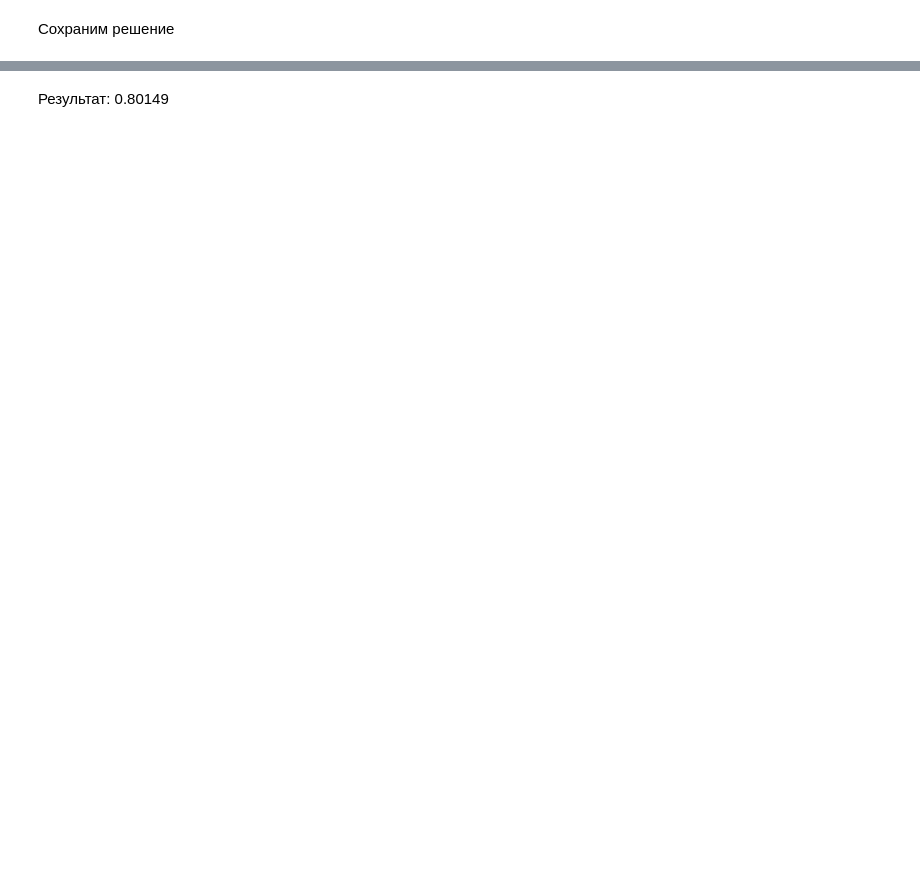
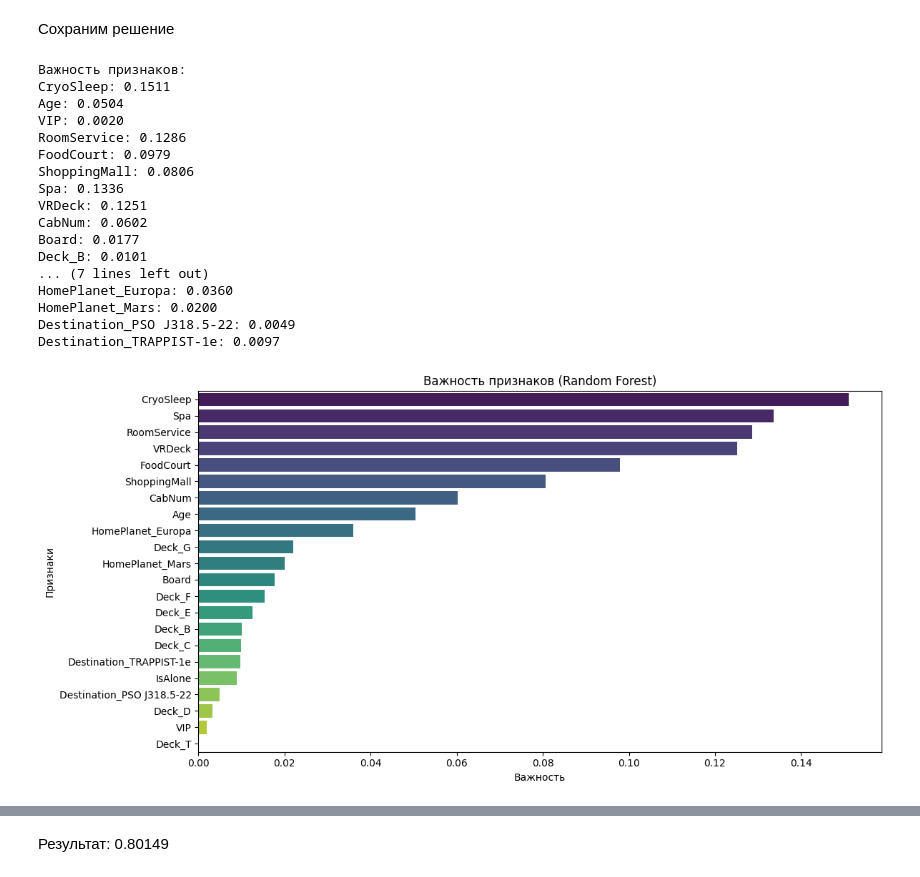
Before and after one commit to zvictor12/ML, a Jupyter notebook: spaceship-titanic-sol.ipynb, the cells around one changed output, grey strips where cells are left out. Drawn from its saved outputs; the diff is of its cells as text; code cells hidden in the pictures; blank space fills up the shorter version.

```diff
--- a/spaceship-titanic-sol.ipynb
+++ b/spaceship-titanic-sol.ipynb
@@ -540,6 +587,51 @@ if difference > 0.1:
 # %%
 best_rf = grid_search.best_estimator_
 y_test = best_rf.predict(x_test)
+# %%
+# Получение важности признаков
+feature_importance = best_rf.feature_importances_
+feature_names = x_train.columns.tolist()
+
+# Создание DataFrame для удобства визуализации
+importance_df = pd.DataFrame({
+    'Feature': feature_names,
+    'Importance': feature_importance
+})
+
+# Сортировка по убыванию важности
+importance_df = importance_df.sort_values(by='Importance', ascending=False)
+
+# Визуализация с помощью столбчатой диаграммы
+plt.figure(figsize=(12, 6))
+sns.barplot(x='Importance', y='Feature', data=importance_df, palette='viridis')
+plt.title('Важность признаков (Random Forest)')
+plt.xlabel('Важность')
+plt.ylabel('Признаки')
+plt.tight_layout()
+
+# Вывод значений важности
+print("\nВажность признаков:")
+for feature, importance in zip(feature_names, feature_importance):
+    print(f"{feature}: {importance:.4f}")
+# %% [output]
+Важность признаков:
+CryoSleep: 0.1511
+Age: 0.0504
+VIP: 0.0020
+RoomService: 0.1286
+FoodCourt: 0.0979
+ShoppingMall: 0.0806
+Spa: 0.1336
+VRDeck: 0.1251
+CabNum: 0.0602
+Board: 0.0177
+Deck_B: 0.0101
+... (7 lines left out)
+HomePlanet_Europa: 0.0360
+HomePlanet_Mars: 0.0200
+Destination_PSO J318.5-22: 0.0049
+Destination_TRAPPIST-1e: 0.0097
+[figure, added]
 # %%
 res = pd.DataFrame({
     "PassengerId": test.PassengerId,
```
Also changed, not shown: parts of 10 cells of this notebook.
